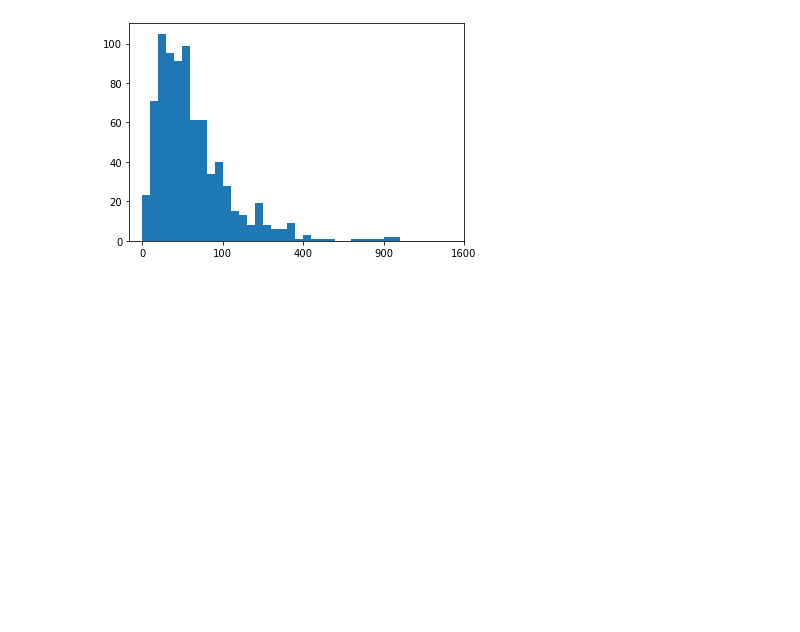
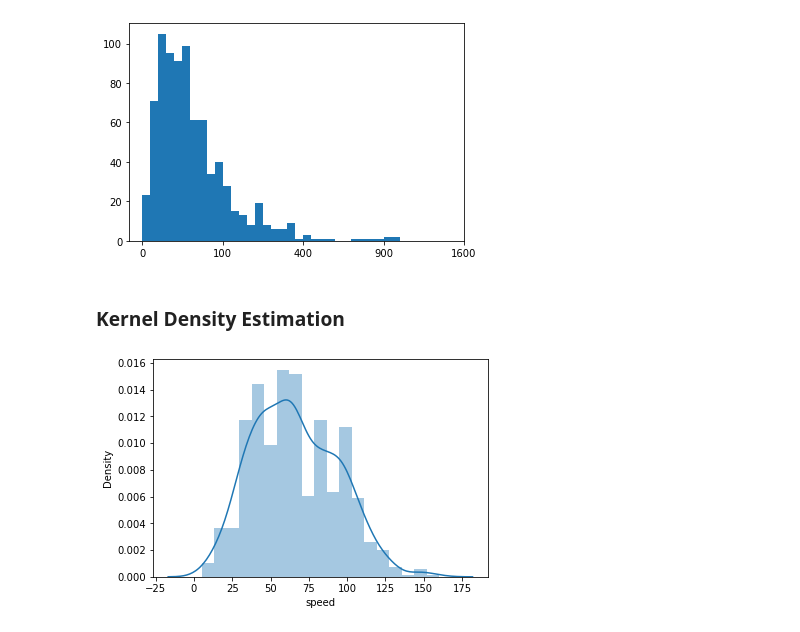
Before and after one commit to jackycwwang/data_visualization, a Jupyter notebook: other_considerations.ipynb, the cells around one changed output. Cells and saved outputs as stored; diff of their text form; code cells hidden in the pictures; blank space fills up the shorter version.

Commit message:
doc: Add doc to kde plots

```diff
--- a/other_considerations.ipynb
+++ b/other_considerations.ipynb
@@ -258,3 +258,11 @@ tick_locs = np.arange(0, sqrt_trans(pokemon['weight'].max())+10, 10)
 plt.xticks(tick_locs, sqrt_trans(tick_locs, inverse = True).astype(int));
 # %% [output]
 [figure]
+# %% [markdown]
+### Kernel Density Estimation
+# %%
+pokemon = pd.read_csv('pokemon.csv')
+# %%
+sb.distplot(pokemon['speed']);
+# %% [output]
+[figure, added]
```
Also changed, not shown: parts of 4 cells of this notebook.
